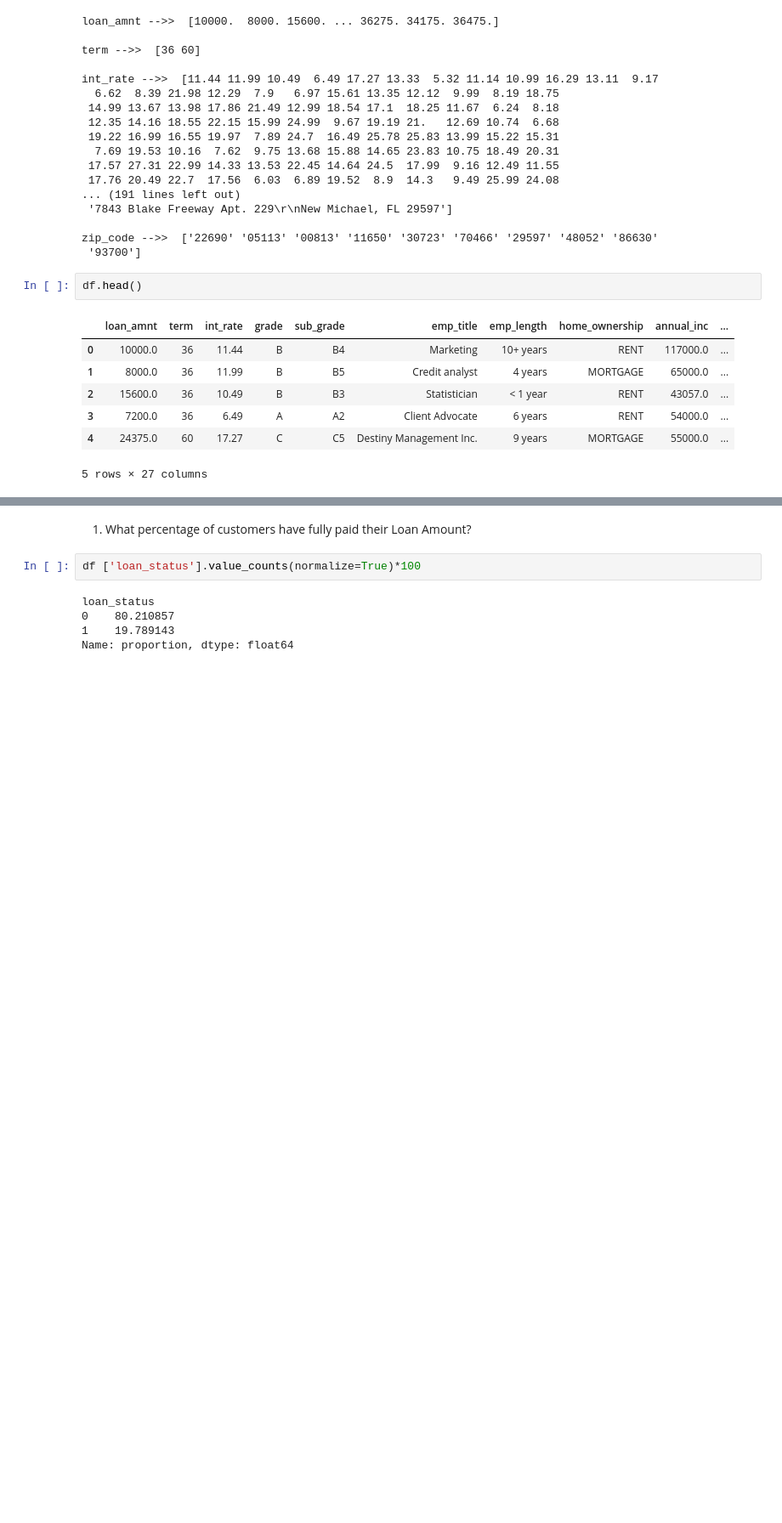
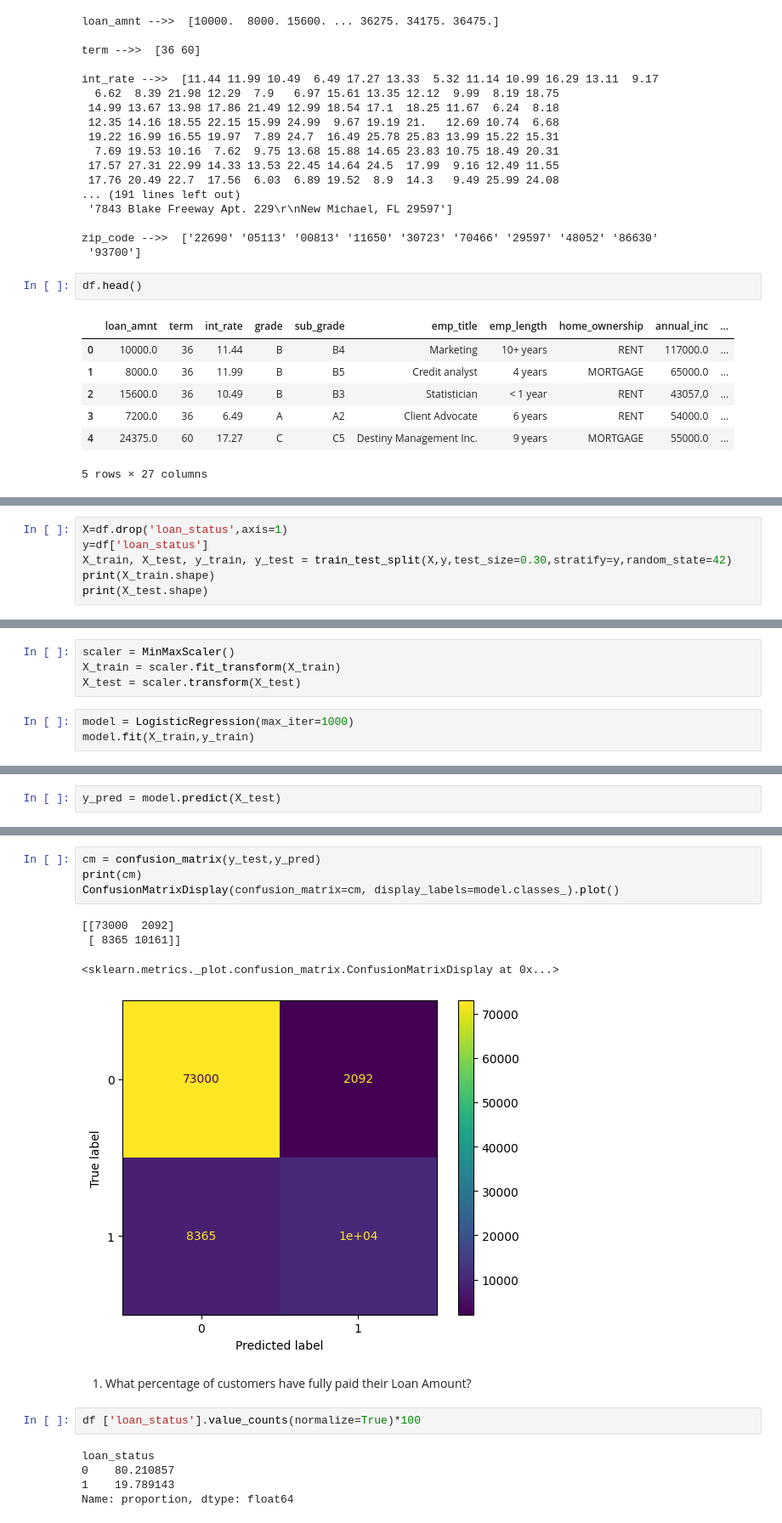
Before and after one commit to Rhy-Shah/ML, a Jupyter notebook: LoanTap/loantap.ipynb, the cells around one changed output, grey strips where cells are left out. Shown at 85% size. Saved outputs shown, nothing was run; the diff lists cells and outputs as text; blank space fills up the shorter version.

```diff
--- a/LoanTap/loantap.ipynb
+++ b/LoanTap/loantap.ipynb
@@ -409,0 +527,6 @@ df.head()
+# %%
+X=df.drop('loan_status',axis=1)
+y=df['loan_status']
+X_train, X_test, y_train, y_test = train_test_split(X,y,test_size=0.30,stratify=y,random_state=42)
+print(X_train.shape)
+print(X_test.shape)
@@ -409,0 +536,7 @@ df.head()
+# %%
+scaler = MinMaxScaler()
+X_train = scaler.fit_transform(X_train)
+X_test = scaler.transform(X_test)
+# %%
+model = LogisticRegression(max_iter=1000)
+model.fit(X_train,y_train)
@@ -409,0 +545,2 @@ df.head()
+# %%
+y_pred = model.predict(X_test)
@@ -410,3 +599,12 @@ df.head()
+# %%
+cm = confusion_matrix(y_test,y_pred)
+print(cm)
+ConfusionMatrixDisplay(confusion_matrix=cm, display_labels=model.classes_).plot()
+# %% [output]
+[[73000  2092]
+ [ 8365 10161]]
+<sklearn.metrics._plot.confusion_matrix.ConfusionMatrixDisplay at 0x...>
+[figure, added]
 # %% [markdown]
 1. What percentage of customers have fully paid their Loan Amount?
 # %%
```
Also changed, not shown: parts of 22 cells of this notebook.
